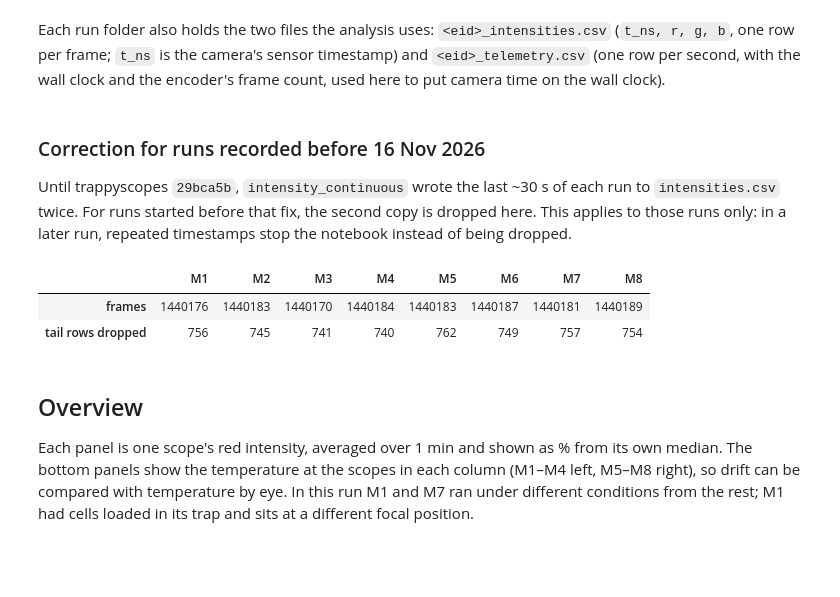
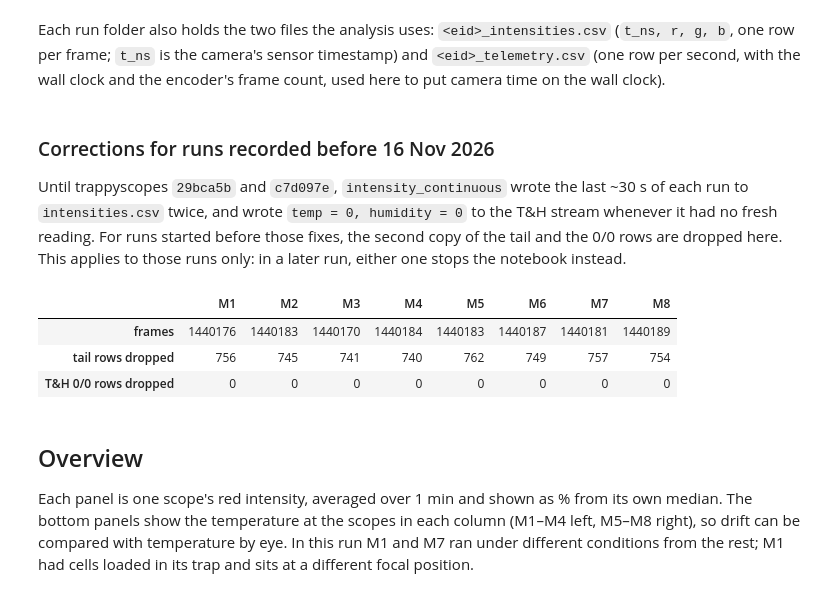
Before and after one commit to Trappy-Scopes/trappyframe, a Jupyter notebook: calibrations/led_cam_intensity_fluctuations.ipynb, the cells around one changed output. Drawn from its saved outputs; the diff is of its cells as text; code cells hidden in the pictures; blank space fills up the shorter version.

```diff
--- a/calibrations/led_cam_intensity_fluctuations.ipynb
+++ b/calibrations/led_cam_intensity_fluctuations.ipynb
@@ -160,47 +160,57 @@ Each run folder also holds the two files the analysis uses: `<eid>_intensities.c
 per frame; `t_ns` is the camera's sensor timestamp) and `<eid>_telemetry.csv` (one row per second, with the wall
 clock and the encoder's frame count, used here to put camera time on the wall clock).
 # %% [markdown]
-### Correction for runs recorded before 16 Nov 2026
+### Corrections for runs recorded before 16 Nov 2026
 
-Until trappyscopes `29bca5b`, `intensity_continuous` wrote the last ~30 s of each run to `intensities.csv`
-twice. For runs started before that fix, the second copy is dropped here. This applies to those runs only:
-in a later run, repeated timestamps stop the notebook instead of being dropped.
+Until trappyscopes `29bca5b` and `c7d097e`, `intensity_continuous` wrote the last ~30 s of each run to
+`intensities.csv` twice, and wrote `temp = 0, humidity = 0` to the T&H stream whenever it had no fresh reading.
+For runs started before those fixes, the second copy of the tail and the 0/0 rows are dropped here. This applies
+to those runs only: in a later run, either one stops the notebook instead.
 # %%
-FIX = pd.Timestamp("2026-11-16")                          # trappyscopes 29bca5b
+FIX = pd.Timestamp("2026-11-16")                          # trappyscopes 29bca5b, c7d097e
+before_fix = lambda scope: pd.Timestamp(runs.loc[scope, "started"]) < FIX
 
 def correct_tail(scope, x):
     dup = x.t_ns.duplicated()
-    if pd.Timestamp(runs.loc[scope, "started"]) >= FIX:
-        assert not dup.any(), f"{scope}: repeated timestamps in a run recorded after the fix"
+    assert before_fix(scope) or not dup.any(), f"{scope}: repeated timestamps after the fix"
     return x[~dup], int(dup.sum())
+
+def correct_tandh(scope, t):
+    bad = (t.temp == 0) & (t.humidity == 0)
+    assert before_fix(scope) or not bad.any(), f"{scope}: 0/0 T&H rows after the fix"
+    return t[~bad], int(bad.sum())
 # %%
 dropped = {}
 
 def load(s):
     eid = runs.loc[s, "eid"]
     d = exps.get_parent_dir(eid)
     x = pd.read_csv(f"{d}/{eid}_intensities.csv", engine="pyarrow")
     x, dropped[s] = correct_tail(s, x)
     x = x.sort_values("t_ns").reset_index(drop=True)
     tel = pd.read_csv(f"{d}/{eid}_telemetry.csv")
     k = tel.sink_frames.clip(1, len(x)).astype(int) - 1   # newest frame at each telemetry row
     offset = np.median(tel.wall - x.t_ns.to_numpy()[k] / 1e9)
     x = x.iloc[1:]                                       # the first frame precedes the settled light
     x["wall"] = (pd.to_datetime(x.t_ns / 1e9 + offset, unit="s", utc=True)
                  .dt.tz_convert(TZ).dt.tz_localize(None))
     return x
 
 I = {s: load(s) for s in runs.index}
 S = {s: I[s][I[s].wall >= I[s].wall.iloc[0] + pd.Timedelta(minutes=SETTLE_MIN)] for s in SCOPES}
 tandh = (res.query("stream == 'tandh'")
          .assign(scope=lambda d: d.eid.map(runs.reset_index().set_index("eid").scope),
                  wall=lambda d: pd.to_datetime(d.dt))
          [["scope", "wall", "temp", "humidity"]].sort_values(["scope", "wall"]))
-pd.DataFrame({"frames": {s: len(x) for s, x in I.items()}, "tail rows dropped": dropped}).T
+fixed = {s: correct_tandh(s, g) for s, g in tandh.groupby("scope")}
+tandh = pd.concat([g for g, _ in fixed.values()])
+pd.DataFrame({"frames": {s: len(x) for s, x in I.items()}, "tail rows dropped": dropped,
+              "T&H 0/0 rows dropped": {s: n for s, (_, n) in fixed.items()}}).T
 # %% [output]
 |  | M1 | M2 | M3 | M4 | M5 | M6 | M7 | M8 |
 | frames | 1440176 | 1440183 | 1440170 | 1440184 | 1440183 | 1440187 | 1440181 | 1440189 |
 | tail rows dropped | 756 | 745 | 741 | 740 | 762 | 749 | 757 | 754 |
+| T&H 0/0 rows dropped | 0 | 0 | 0 | 0 | 0 | 0 | 0 | 0 |
 # %% [markdown]
 ## Overview
 
```
Also changed, not shown: parts of 1 cell of this notebook.
